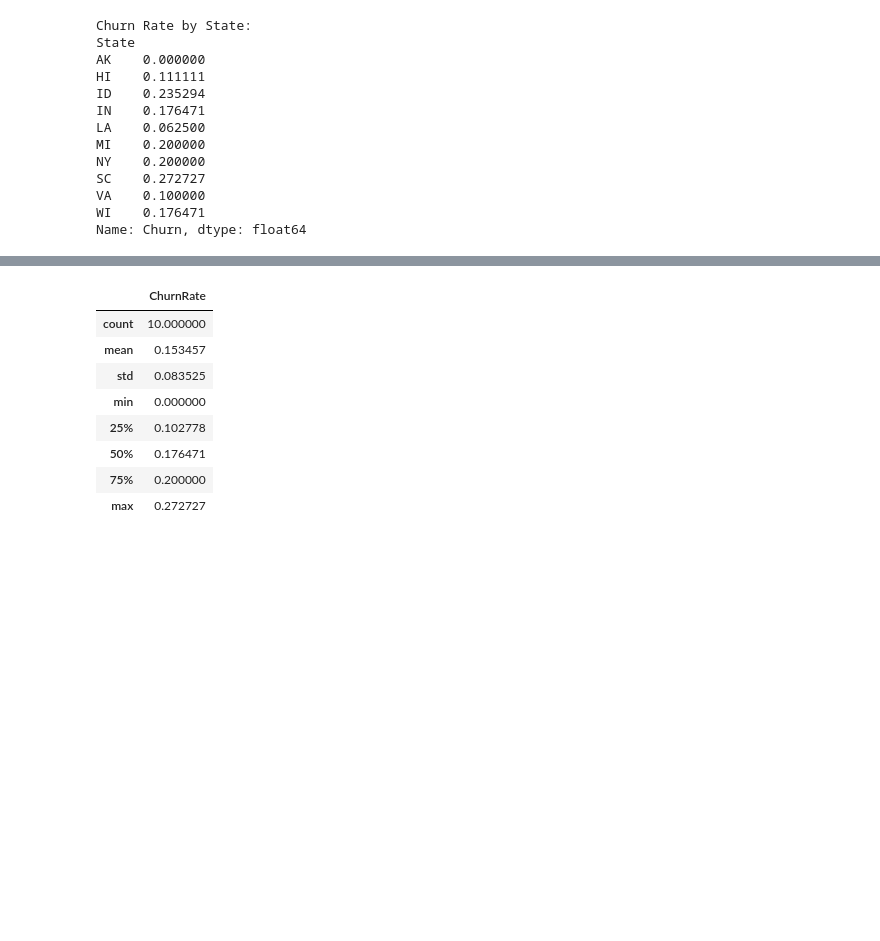
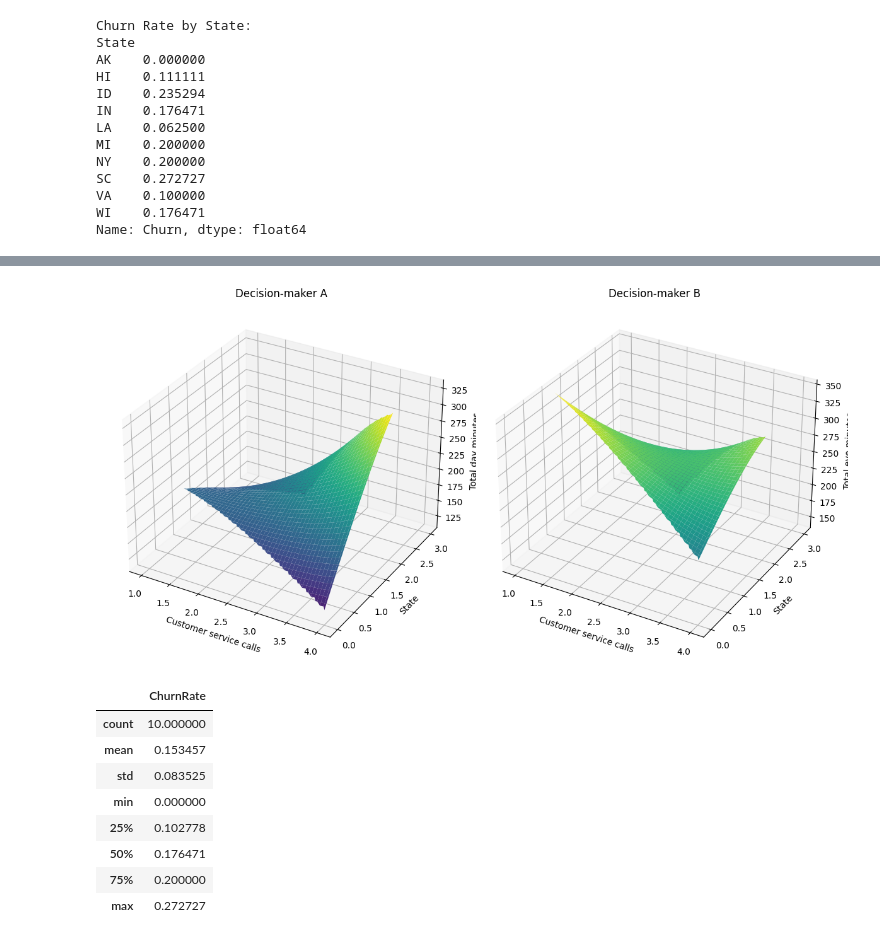
Before and after one commit to turatsinzejunior83/.net-apps, a Jupyter notebook: MTN_Case_study_Data_Analysis.ipynb, the cells around one changed output, grey strips where cells are left out. Drawn from its saved outputs; the diff is of its cells as text; code cells hidden in the pictures; blank space fills up the shorter version.

```diff
--- a/MTN_Case_study_Data_Analysis.ipynb
+++ b/MTN_Case_study_Data_Analysis.ipynb
@@ -740,3 +813,36 @@ iplot(figure)
+# %%
+# 3D Surface Plot for Decision-maker A
+fig = plt.figure(figsize=(12, 6))
+
+ax = fig.add_subplot(121, projection='3d')
+x = df['Customer service calls']
+y = df['State'].astype('category').cat.codes
+z = df['Total day minutes']
+xi = np.linspace(min(x), max(x), 100)
+yi = np.linspace(min(y), max(y), 100)
+zi = griddata((x, y), z, (xi[None,:], yi[:,None]), method='cubic')
+
+X, Y = np.meshgrid(xi, yi)
+ax.plot_surface(X, Y, zi, cmap='viridis')
+ax.set_title('Decision-maker A')
+ax.set_xlabel('Customer service calls')
+ax.set_ylabel('State')
+ax.set_zlabel('Total day minutes')
+
+# 3D Surface Plot for Decision-maker B
+ax = fig.add_subplot(122, projection='3d')
+z = df['Total eve minutes']
+zi = griddata((x, y), z, (xi[None,:], yi[:,None]), method='cubic')
+ax.plot_surface(X, Y, zi, cmap='viridis')
+ax.set_title('Decision-maker B')
+ax.set_xlabel('Customer service calls')
+ax.set_ylabel('State')
+ax.set_zlabel('Total eve minutes')
+
+plt.tight_layout()
+plt.show()
+# %% [output]
+[figure, added]
 # %%
 data.describe()
 # %% [output]
```
Also changed, not shown: parts of 12 cells of this notebook.
